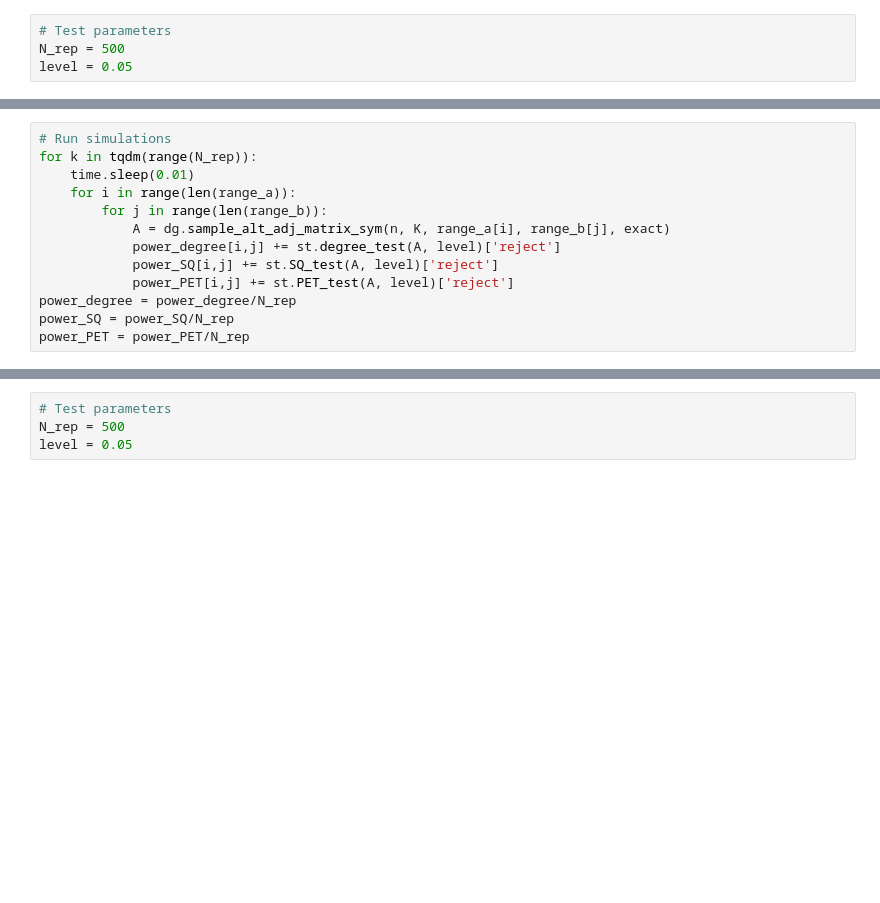
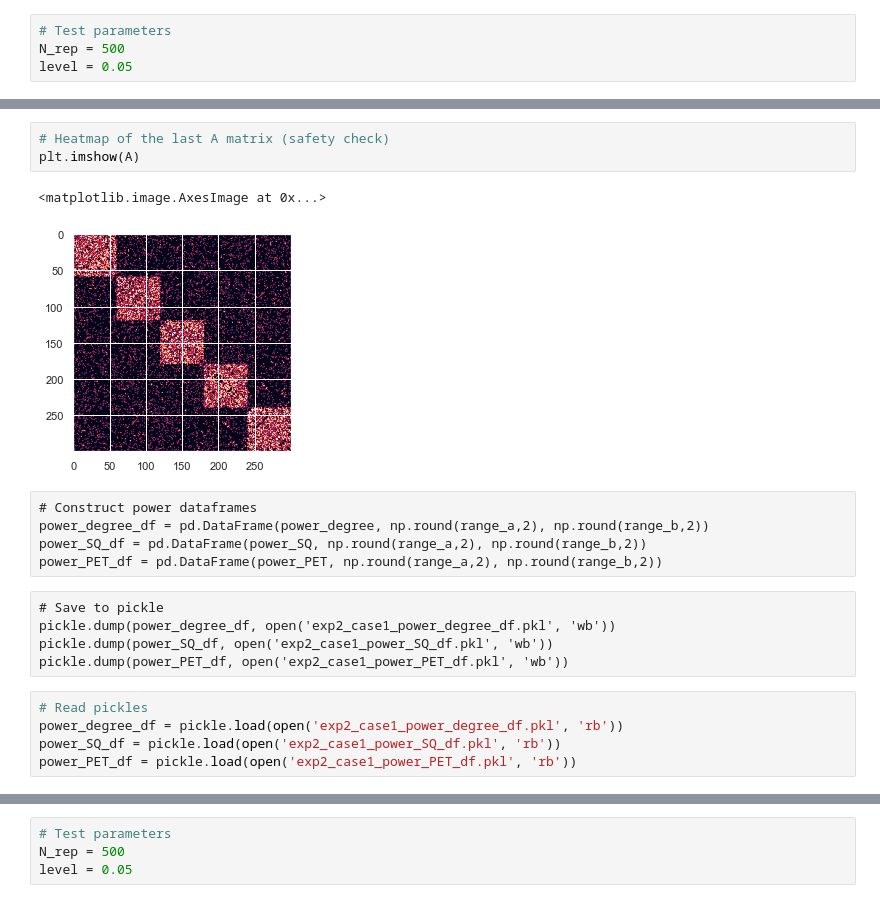
Before and after one commit to louiscam/SBM_phase_transition, a Jupyter notebook: experiment_2.ipynb, the cells around one changed output, grey strips where cells are left out. Cells and saved outputs as stored; diff of their text form; blank space fills up the shorter version.

```diff
--- a/experiment_2.ipynb
+++ b/experiment_2.ipynb
@@ -33,16 +41,3 @@ range_b = np.arange(0.1,0.5,0.1)
 power_degree = np.zeros((len(range_a),len(range_b)))
 power_SQ = np.zeros((len(range_a),len(range_b)))
 power_PET = np.zeros((len(range_a),len(range_b)))
-# %%
-# Run simulations
-for k in tqdm(range(N_rep)):
-    time.sleep(0.01)
-    for i in range(len(range_a)):
-        for j in range(len(range_b)):
-            A = dg.sample_alt_adj_matrix_sym(n, K, range_a[i], range_b[j], exact)
-            power_degree[i,j] += st.degree_test(A, level)['reject']
-            power_SQ[i,j] += st.SQ_test(A, level)['reject']
-            power_PET[i,j] += st.PET_test(A, level)['reject']
-power_degree = power_degree/N_rep
-power_SQ = power_SQ/N_rep
-power_PET = power_PET/N_rep
@@ -82,0 +58,21 @@ np.random.seed(seed=13)
+# %%
+# Heatmap of the last A matrix (safety check)
+plt.imshow(A)
+# %% [output]
+<matplotlib.image.AxesImage at 0x...>
+[figure, added]
+# %% [raw]
+# Construct power dataframes
+power_degree_df = pd.DataFrame(power_degree, np.round(range_a,2), np.round(range_b,2))
+power_SQ_df = pd.DataFrame(power_SQ, np.round(range_a,2), np.round(range_b,2))
+power_PET_df = pd.DataFrame(power_PET, np.round(range_a,2), np.round(range_b,2))
+# %% [raw]
+# Save to pickle
+pickle.dump(power_degree_df, open('exp2_case1_power_degree_df.pkl', 'wb'))
+pickle.dump(power_SQ_df, open('exp2_case1_power_SQ_df.pkl', 'wb'))
+pickle.dump(power_PET_df, open('exp2_case1_power_PET_df.pkl', 'wb'))
+# %%
+# Read pickles
+power_degree_df = pickle.load(open('exp2_case1_power_degree_df.pkl', 'rb'))
+power_SQ_df = pickle.load(open('exp2_case1_power_SQ_df.pkl', 'rb'))
+power_PET_df = pickle.load(open('exp2_case1_power_PET_df.pkl', 'rb'))
```
Also changed, not shown: parts of 35 cells of this notebook, 31 other files.
